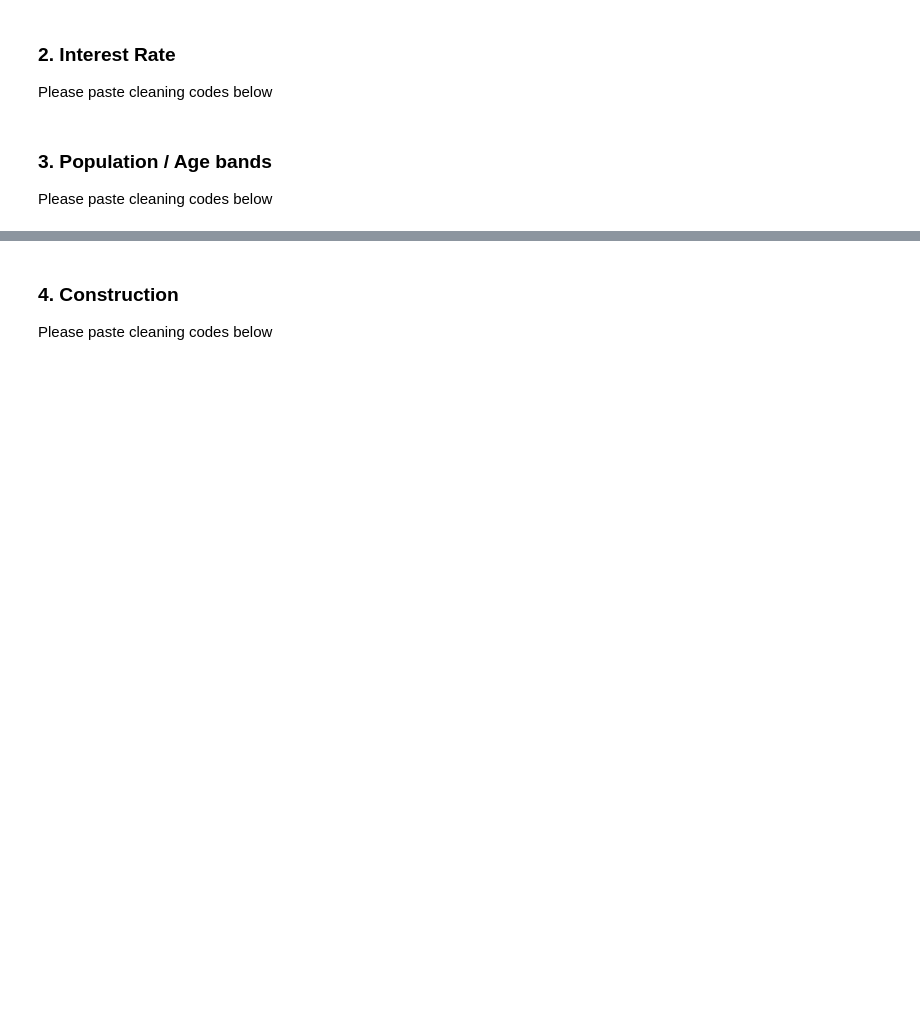
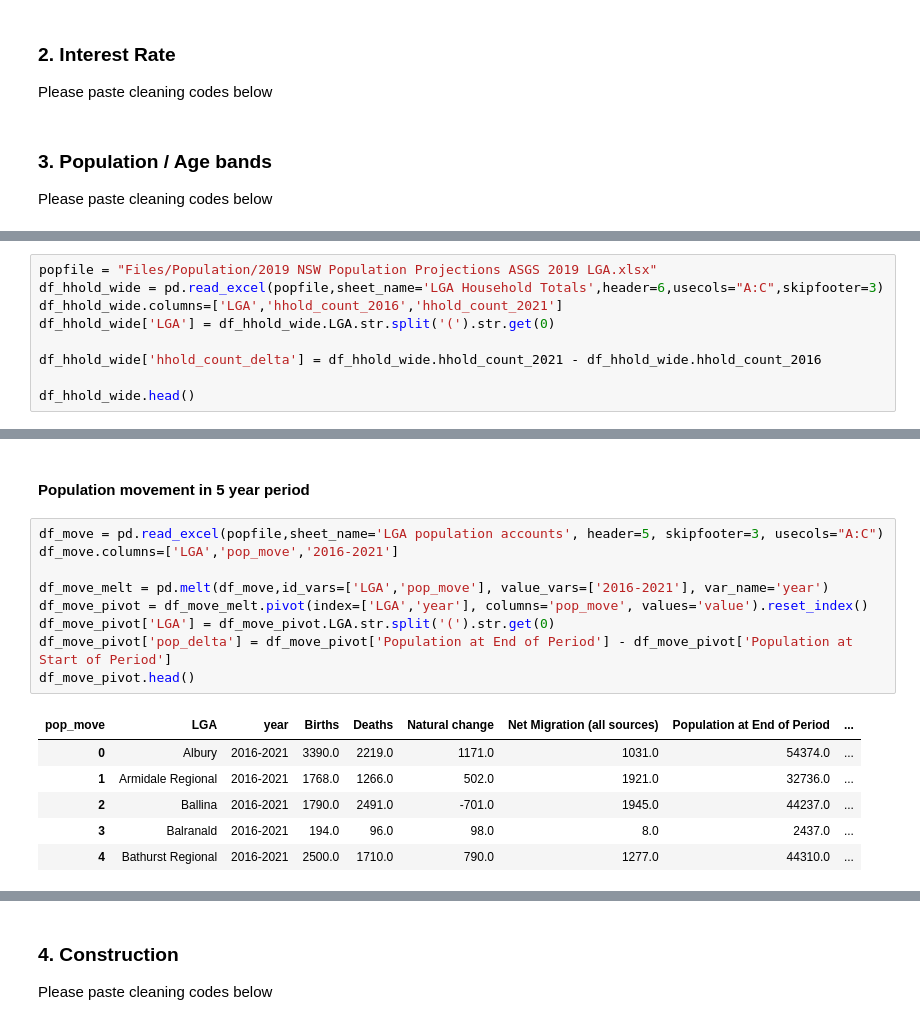
Before and after one commit to walthersy/NSW-house-price, a Jupyter notebook: Data Cleaning Pt2 (features data).ipynb, the cells around one changed output, grey strips where cells are left out. Saved outputs shown, nothing was run; the diff lists cells and outputs as text; blank space fills up the shorter version.

```diff
--- a/Data Cleaning Pt2 (features data).ipynb
+++ b/Data Cleaning Pt2 (features data).ipynb
@@ -21,0 +30,9 @@ Please paste cleaning codes below
+# %%
+popfile = "Files/Population/2019 NSW Population Projections ASGS 2019 LGA.xlsx"
+df_hhold_wide = pd.read_excel(popfile,sheet_name='LGA Household Totals',header=6,usecols="A:C",skipfooter=3)
+df_hhold_wide.columns=['LGA','hhold_count_2016','hhold_count_2021']
+df_hhold_wide['LGA'] = df_hhold_wide.LGA.str.split('(').str.get(0)
+
+df_hhold_wide['hhold_count_delta'] = df_hhold_wide.hhold_count_2021 - df_hhold_wide.hhold_count_2016
+
+df_hhold_wide.head()
@@ -21,0 +46,18 @@ Please paste cleaning codes below
+# %% [markdown]
+#### Population movement in 5 year period
+# %%
+df_move = pd.read_excel(popfile,sheet_name='LGA population accounts', header=5, skipfooter=3, usecols="A:C")
+df_move.columns=['LGA','pop_move','2016-2021']
+
+df_move_melt = pd.melt(df_move,id_vars=['LGA','pop_move'], value_vars=['2016-2021'], var_name='year')
+df_move_pivot = df_move_melt.pivot(index=['LGA','year'], columns='pop_move', values='value').reset_index()
+df_move_pivot['LGA'] = df_move_pivot.LGA.str.split('(').str.get(0)
+df_move_pivot['pop_delta'] = df_move_pivot['Population at End of Period'] - df_move_pivot['Population at Start of Period']
+df_move_pivot.head()
+# %% [output]
+| pop_move | LGA | year | Births | Deaths | Natural change | Net Migration (all sources) | Population at End of Period | ... |
+| 0 | Albury | 2016-2021 | 3390.0 | 2219.0 | 1171.0 | 1031.0 | 54374.0 | ... |
+| 1 | Armidale Regional | 2016-2021 | 1768.0 | 1266.0 | 502.0 | 1921.0 | 32736.0 | ... |
+| 2 | Ballina | 2016-2021 | 1790.0 | 2491.0 | -701.0 | 1945.0 | 44237.0 | ... |
+| 3 | Balranald | 2016-2021 | 194.0 | 96.0 | 98.0 | 8.0 | 2437.0 | ... |
+| 4 | Bathurst Regional | 2016-2021 | 2500.0 | 1710.0 | 790.0 | 1277.0 | 44310.0 | ... |
```
Also changed, not shown: parts of 8 cells of this notebook.
